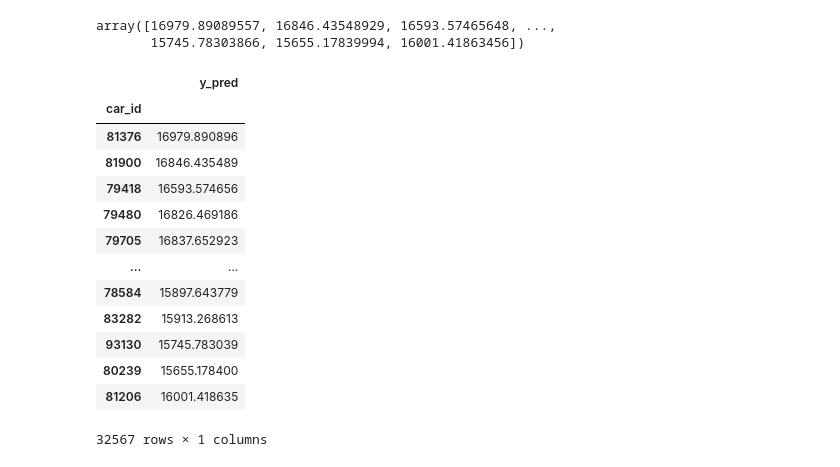
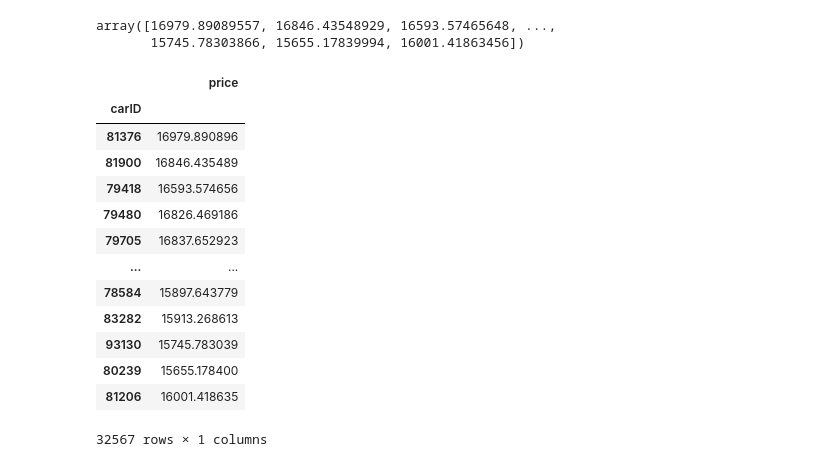
Before and after one commit to TheFriendlyTwin/Group14-Cars4You-Project, a Jupyter notebook: Homework_Group14.ipynb, the cells around one changed output. Cells and saved outputs as stored; diff of their text form; code cells hidden in the pictures.

Commit message:
Changed the index name

```diff
--- a/Homework_Group14.ipynb
+++ b/Homework_Group14.ipynb
@@ -2303,13 +2303,14 @@ test_predictions
 array([16979.89089557, 16846.43548929, 16593.57465648, ...,
        15745.78303866, 15655.17839994, 16001.41863456])
 # %%
-test_results = pd.DataFrame({'y_pred': test_predictions.flatten()},
+test_results = pd.DataFrame({'price': test_predictions.flatten()},
                            index=test_data.index #ensures we can map the predictions to each observation correctly
                            )
+test_results.index.names = ['carID']
 test_results
 # %% [output]
-|  | y_pred |
-| car_id |  |
+|  | price |
+| carID |  |
 | 81376 | 16979.890896 |
 | 81900 | 16846.435489 |
 | 79418 | 16593.574656 |
```
Also changed, not shown: 1 other file.
